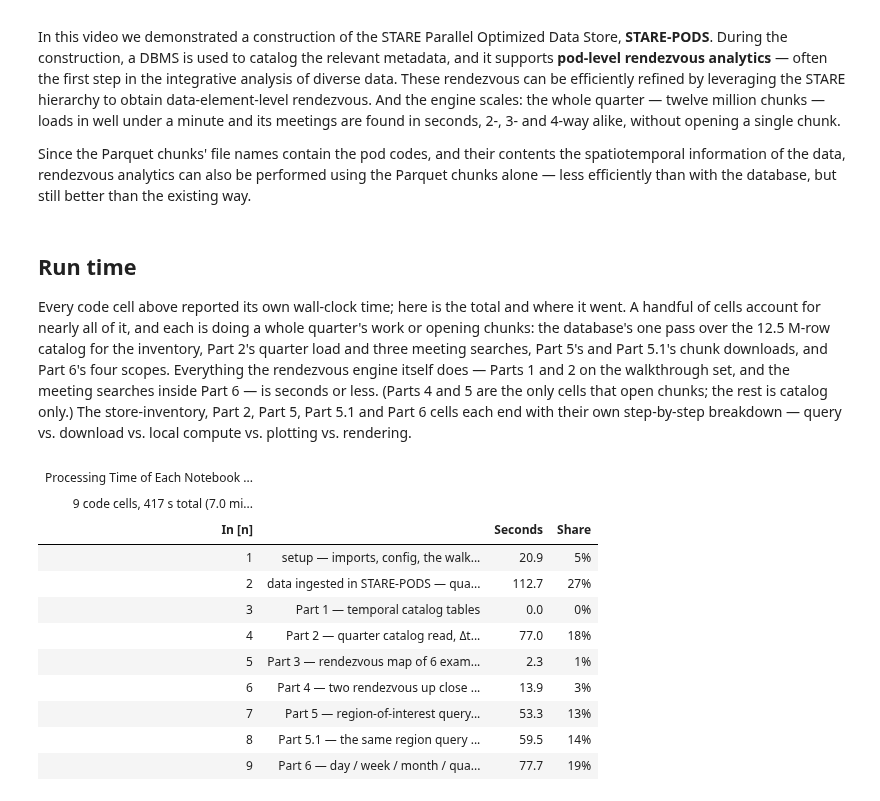
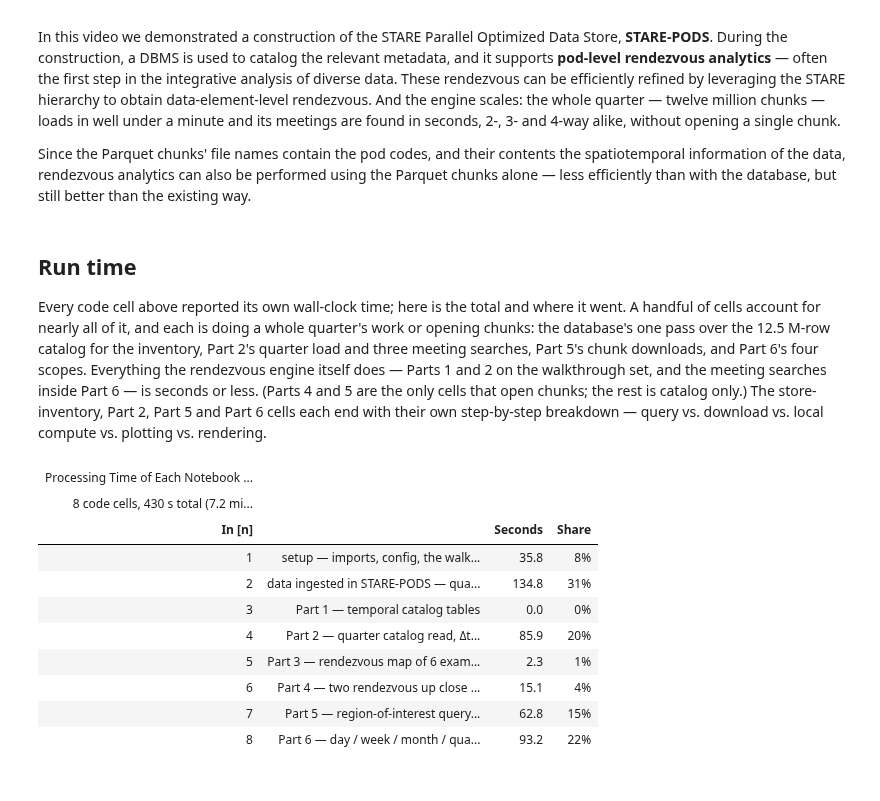
Before and after one commit to SpatioTemporal/STAREPandas, a Jupyter notebook: starepandas/s3_starepods_examples_video_v4.ipynb, the cells around one changed output. Drawn from its saved outputs; the diff is of its cells as text; code cells hidden in the pictures.

```diff
--- a/starepandas/s3_starepods_examples_video_v4.ipynb
+++ b/starepandas/s3_starepods_examples_video_v4.ipynb
@@ -1163,51 +1044,49 @@ Every code cell above reported its own wall-clock time; here is the total
 and where it went. A handful of cells account for nearly all of it, and each
 is doing a whole quarter's work or opening chunks: the database's one pass
 over the 12.5 M-row catalog for the inventory, Part 2's quarter load and
-three meeting searches, Part 5's and Part 5.1's chunk downloads, and Part 6's four
+three meeting searches, Part 5's chunk downloads, and Part 6's four
 scopes. Everything the
 rendezvous engine itself does — Parts 1 and 2 on the walkthrough set, and
 the meeting searches inside Part 6 — is seconds or less. (Parts 4 and 5 are the only
 cells that open chunks; the rest is catalog only.) The store-inventory,
-Part 2, Part 5, Part 5.1 and Part 6 cells each end with their own step-by-step breakdown —
+Part 2, Part 5 and Part 6 cells each end with their own step-by-step breakdown —
 query vs. download vs. local compute vs. plotting vs. rendering.
 # %%
 CELL_LABELS = {              # In[n] → what that cell does (cells run in order)
     1: 'setup — imports, config, the walkthrough catalog read',
     2: 'data ingested in STARE-PODS — quarter summary + occupancy (server-side)',
     3: 'Part 1 — temporal catalog tables',
     4: 'Part 2 — quarter catalog read, Δt searches, matrix, drill-down',
     5: 'Part 3 — rendezvous map of 6 example swaths (figure 1)',
     6: 'Part 4 — two rendezvous up close (figures 2–3, chunk downloads)',
-    7: 'Part 5 — region-of-interest query (figures 4–5)',
-    8: 'Part 5.1 — the same region query against the whole store (figures 6–7)',
-    9: 'Part 6 — day / week / month / quarter timings',
+    7: 'Part 5 — region-of-interest query against the whole store (figures 4–5)',
+    8: 'Part 6 — day / week / month / quarter timings',
 }
 timings = pd.DataFrame({'cell': list(CELL_TIMINGS), 'seconds': list(CELL_TIMINGS.values())})
 timings['what'] = timings['cell'].map(CELL_LABELS).fillna('')
 total = timings['seconds'].sum()
 timings['share'] = timings['seconds'] / total
 display(
     GT(timings[['cell', 'what', 'seconds', 'share']])
     .tab_header(title="Processing Time of Each Notebook Cell",
                 subtitle=f"{len(timings)} code cells, {total:.0f} s total "
                          f"({total / 60:.1f} min) — this summary cell excluded")
     .fmt_number(columns='seconds', decimals=1)
     .fmt_percent(columns='share', decimals=0)
     .cols_label(cell="In [n]", what="", seconds="Seconds", share="Share")
     .tab_style(style=style.text(weight='bold'),
                locations=loc.body(columns='seconds',
                                   rows=timings['seconds'].nlargest(2).index.tolist()))
 )
 # %% [output]
 | Processing Time of Each Notebook ... |  |  |  |
-| 9 code cells, 417 s total (7.0 mi... |  |  |  |
+| 8 code cells, 430 s total (7.2 mi... |  |  |  |
 | In [n] |  | Seconds | Share |
-| 1 | setup — imports, config, the walk... | 20.9 | 5% |
-| 2 | data ingested in STARE-PODS — qua... | 112.7 | 27% |
+| 1 | setup — imports, config, the walk... | 35.8 | 8% |
+| 2 | data ingested in STARE-PODS — qua... | 134.8 | 31% |
 | 3 | Part 1 — temporal catalog tables | 0.0 | 0% |
-| 4 | Part 2 — quarter catalog read, Δt... | 77.0 | 18% |
+| 4 | Part 2 — quarter catalog read, Δt... | 85.9 | 20% |
 | 5 | Part 3 — rendezvous map of 6 exam... | 2.3 | 1% |
-| 6 | Part 4 — two rendezvous up close ... | 13.9 | 3% |
-| 7 | Part 5 — region-of-interest query... | 53.3 | 13% |
-| 8 | Part 5.1 — the same region query ... | 59.5 | 14% |
-| 9 | Part 6 — day / week / month / qua... | 77.7 | 19% |
+| 6 | Part 4 — two rendezvous up close ... | 15.1 | 4% |
+| 7 | Part 5 — region-of-interest query... | 62.8 | 15% |
+| 8 | Part 6 — day / week / month / qua... | 93.2 | 22% |
```
Also changed, not shown: parts of 16 cells of this notebook.
